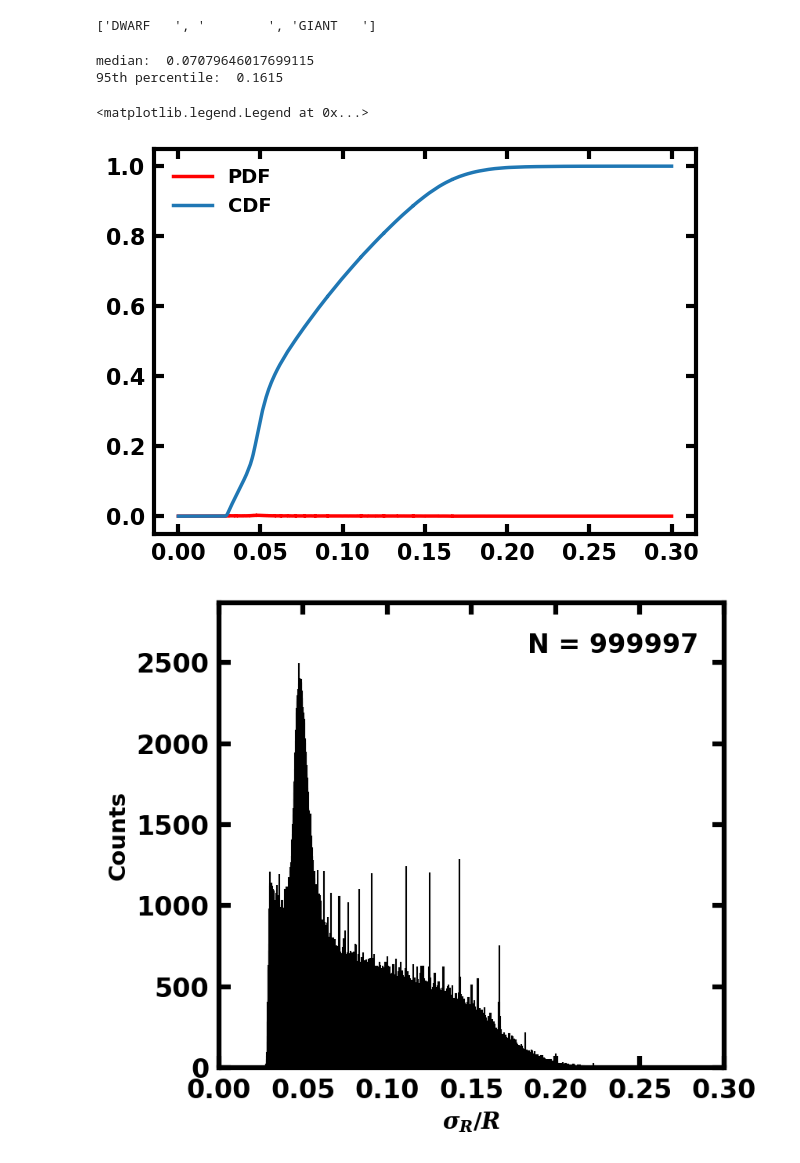
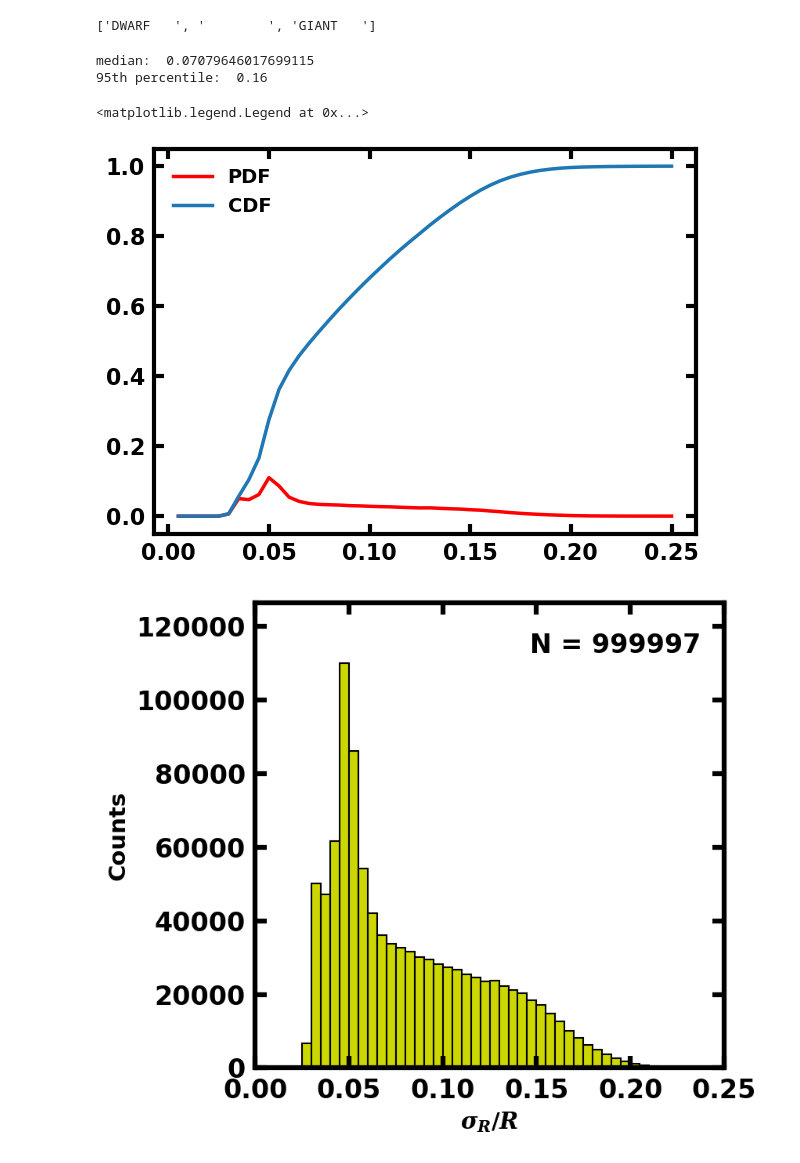
Before and after one commit to lbiddle/Primordial_Disks, a Jupyter notebook: TIC8.ipynb, the cells around one changed output. Drawn from its saved outputs; the diff is of its cells as text; code cells hidden in the pictures.

```diff
--- a/TIC8.ipynb
+++ b/TIC8.ipynb
@@ -64,7 +64,7 @@ print('median: ', np.median(fRads))
 
 
 # getting data of the histogram
-bin_width = 0.0001
+bin_width = 0.005
 hist_bins = np.arange(0, 0.25 + bin_width, bin_width)
 bin_vals, bin_edges = np.histogram(fRads, bins=hist_bins)
 count, bins_count = np.histogram(fRads, bins=hist_bins)
@@ -84,25 +84,25 @@ plt.plot(bins_count[1:], cdf, label="CDF")
 plt.legend()
 # %% [output]
 median:  0.07079646017699115
-95th percentile:  0.1615
+95th percentile:  0.16
 <matplotlib.legend.Legend at 0x...>
-[figure, old version]
+[figure, new version]
 # %%
-bin_width = 0.0001
+bin_width = 0.005
 hist_bins = np.arange(0, 0.25 + bin_width, bin_width)
 bin_vals, bin_edges = np.histogram(fRads, bins=hist_bins)
 
 fig = plt.figure(figsize=(6,5), dpi=150)
 ax = fig.add_subplot(111)
 ax.set_xlabel(r'$\sigma_{R}$/$R$', fontsize=14)
 ax.set_ylabel('Counts', fontsize=14)
 ax.hist(fRads, edgecolor='black', color='#ccd600', bins=bin_edges)
 xmin, xmax = min(hist_bins), max(hist_bins)
 ymin, ymax = 0, 1.15*max(bin_vals)
 ax.set_xlim(xmin, xmax)
 ax.set_ylim(ymin, ymax)
 ax.text(0.95, 0.88, 'N = ' + str(len(fRads)), horizontalalignment='right', verticalalignment='bottom', zorder=2, transform=ax.transAxes)
 
 fig.tight_layout()
 # %% [output]
-[figure, old version]
+[figure, new version]
```
Also changed, not shown: 5 other files.
